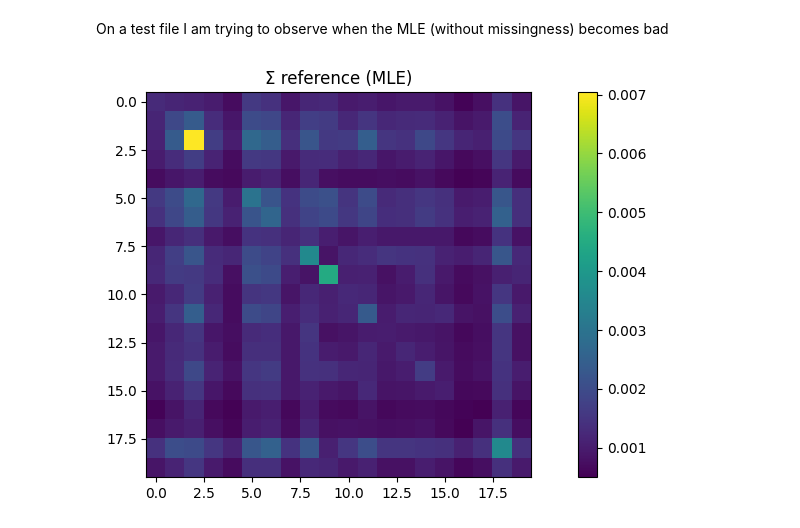
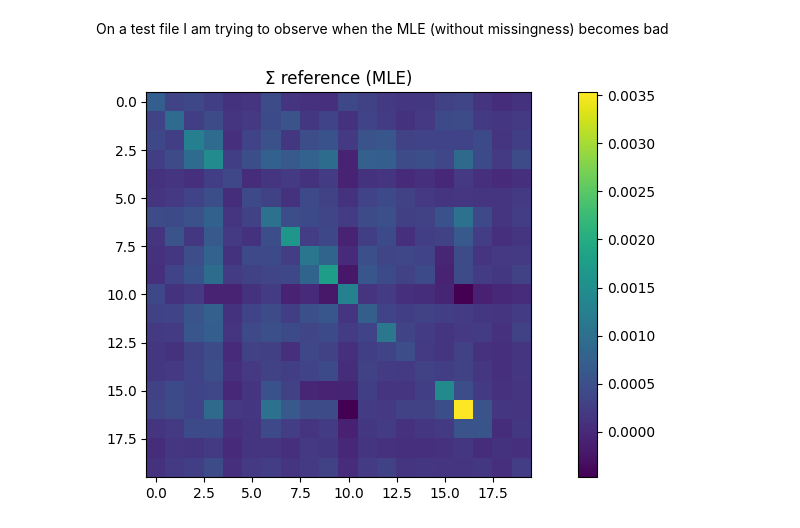
Before and after one commit to Armanddevacc/covariance-cleaning-nn, a Jupyter notebook: test.ipynb, the cells around one changed output. Drawn from its saved outputs; the diff is of its cells as text; code cells hidden in the pictures.

```diff
--- a/test.ipynb
+++ b/test.ipynb
@@ -163,11 +180,11 @@ rin = torch.from_numpy(rin_tf.numpy())
 rout = torch.from_numpy(rin_tf.numpy())
 # %%
 plt.figure(figsize=(12,5))
-plt.imshow(rout[0].cov(), cmap='viridis')
+plt.imshow(rout[3].cov(), cmap='viridis')
 plt.colorbar(); plt.title('Σ reference (MLE)')
 plt.show()
 # %% [output]
-[figure, old version]
+[figure, new version]
 # %%
 mean = 0
 for i in range(500):
```
Also changed, not shown: parts of 11 cells of this notebook, 2 other files.
